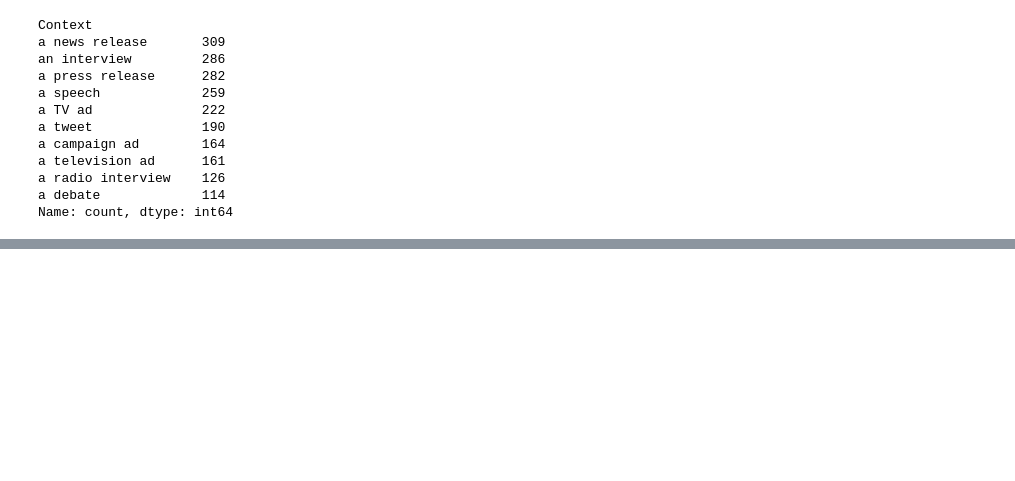
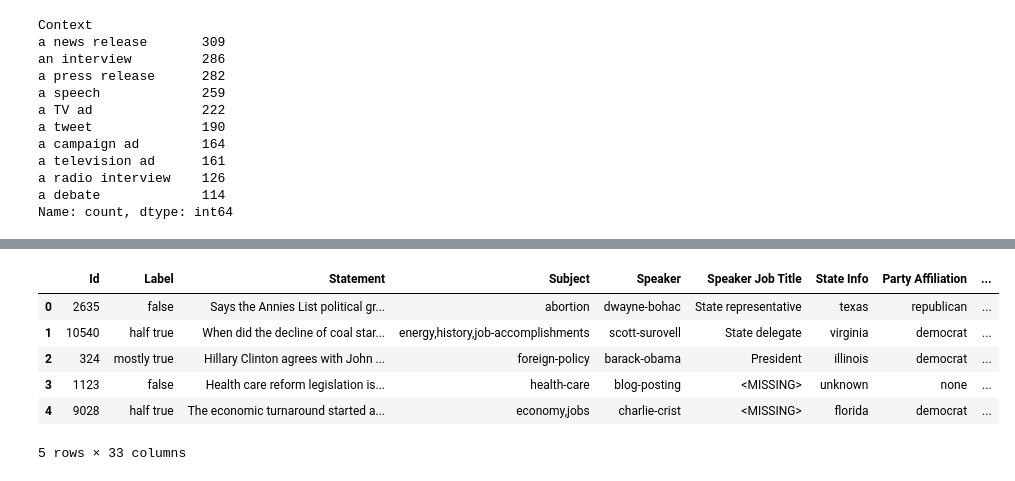
Before and after one commit to medamirZ/Fake-news-detection-, a Jupyter notebook: last.ipynb, the cells around one changed output, grey strips where cells are left out. Saved outputs shown, nothing was run; the diff lists cells and outputs as text; code cells hidden in the pictures; blank space fills up the shorter version.

```diff
--- a/Untitled.ipynb
+++ b/last.ipynb
@@ -523,0 +1141,38 @@ merged_df.loc[filt_context, 'Context'] = '<MISSING>'
+# %%
+# 3. STATEMENT TRANSFORMATION - OPTIMIZED
+# ===================================================
+print("\n" + "="*60)
+print("STATEMENT TRANSFORMATION")
+print("="*60)
+
+def clean_text_optimized(text):
+    """Optimized text cleaning function"""
+    if not isinstance(text, str) or pd.isna(text):
+        return ""
+
+    # Lowercase
+    text = text.lower()
+
+    # Replace common patterns (more efficient than multiple regex)
+    text = re.sub(r'http\S+|www\S+|https\S+', '', text)  # Remove URLs
+    text = re.sub(r'[^a-z\s-]', '', text)  # Keep letters, spaces, hyphens
+    text = text.replace('-', ' ')  # Replace hyphens with spaces
+
+    # Remove extra spaces efficiently
+    text = ' '.join(text.split())
+
+    return text
+
+# Apply cleaning
+merged_df['statement_clean'] = merged_df['Statement'].apply(clean_text_optimized)
+
+# Create efficient text features
+merged_df['text_length'] = merged_df['statement_clean'].str.split().str.len()
+merged_df['char_length'] = merged_df['statement_clean'].str.len()
+
+# Sample check
+print("Sample Before & After Cleaning:")
+print(f"Before: {merged_df['Statement'].iloc[0][:80]}...")
+print(f"After:  {merged_df['statement_clean'].iloc[0][:80]}...")
+print(f"Word Count: {merged_df['text_length'].iloc[0]}")
+print(f"Character Count: {merged_df['char_length'].iloc[0]}")
@@ -523,0 +1268,10 @@ merged_df.loc[filt_context, 'Context'] = '<MISSING>'
+# %%
+merged_df.head()
+# %% [output]
+|  | Id | Label | Statement | Subject | Speaker | Speaker Job Title | State Info | Party Affiliation | ... |
+| 0 | 2635 | false | Says the Annies List political gr... | abortion | dwayne-bohac | State representative | texas | republican | ... |
+| 1 | 10540 | half true | When did the decline of coal star... | energy,history,job-accomplishments | scott-surovell | State delegate | virginia | democrat | ... |
+| 2 | 324 | mostly true | Hillary Clinton agrees with John ... | foreign-policy | barack-obama | President | illinois | democrat | ... |
+| 3 | 1123 | false | Health care reform legislation is... | health-care | blog-posting | <MISSING> | unknown | none | ... |
+| 4 | 9028 | half true | The economic turnaround started a... | economy,jobs | charlie-crist | <MISSING> | florida | democrat | ... |
+5 rows × 33 columns
```
Also changed, not shown: parts of 40 cells of this notebook, 3 other files.
